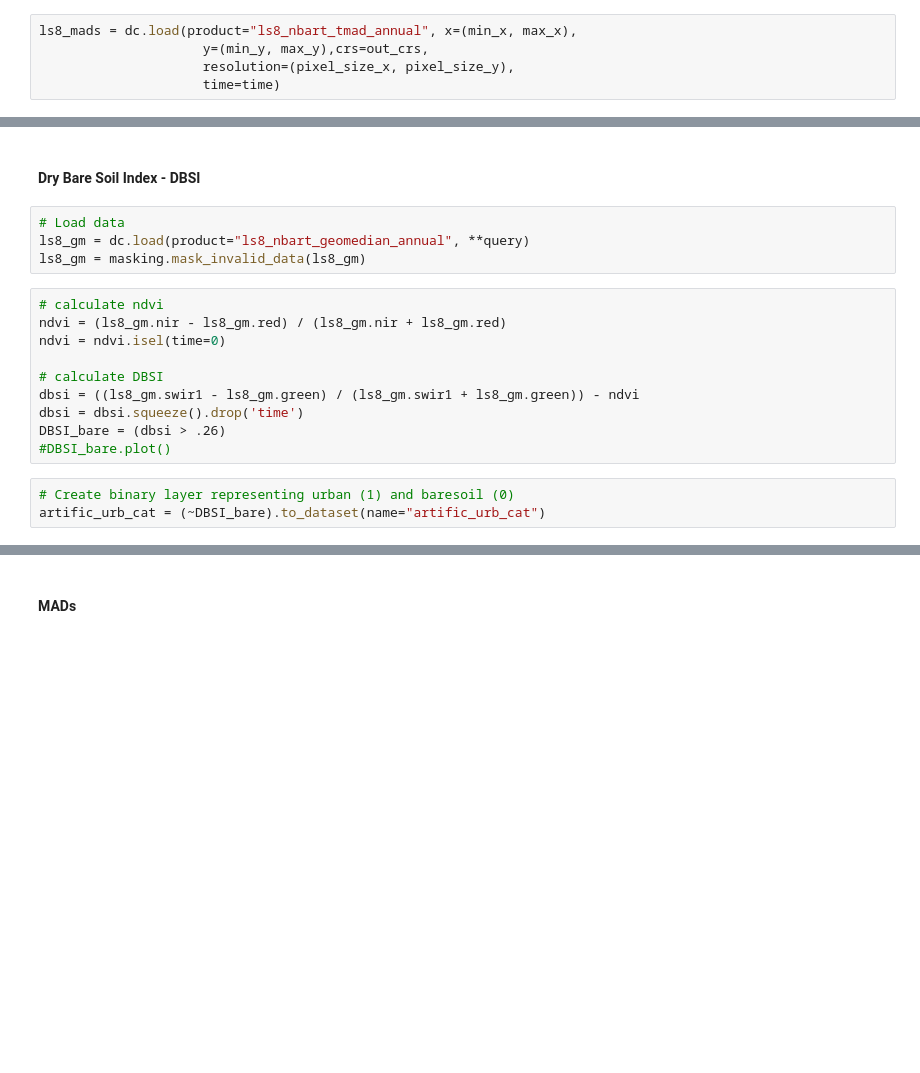
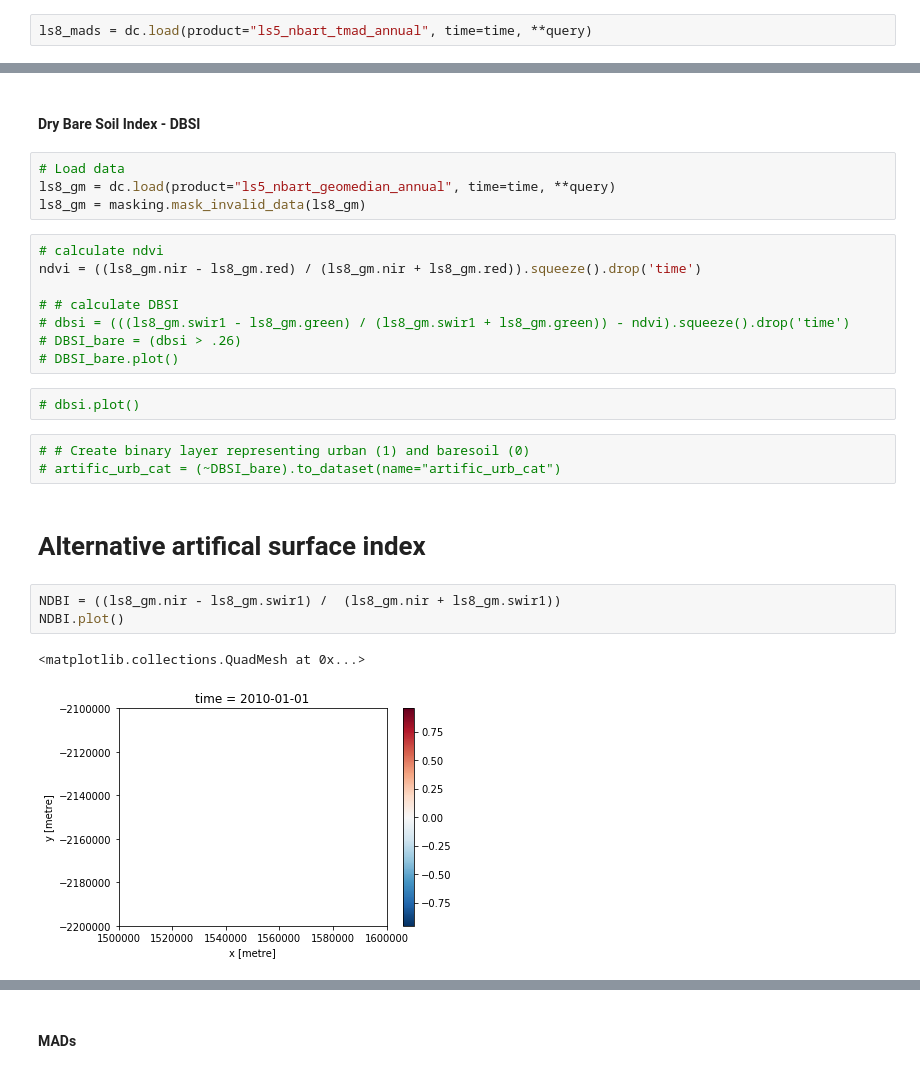
Before and after one commit to bellemae/landcover-hack, a Jupyter notebook: level3_test_sean.ipynb, the cells around one changed output, grey strips where cells are left out. Cells and saved outputs as stored; diff of their text form; blank space fills up the shorter version.

```diff
--- a/level3_test_sean.ipynb
+++ b/level3_test_sean.ipynb
@@ -181,10 +135,7 @@ aquatic_wat_cat_ds = aquatic_wat_cat_ds.squeeze().drop('time')
 # %% [markdown]
 ### cultman_agr_cat
 # %%
-ls8_mads = dc.load(product="ls8_nbart_tmad_annual", x=(min_x, max_x),
-                     y=(min_y, max_y),crs=out_crs,
-                     resolution=(pixel_size_x, pixel_size_y),
-                     time=time)
+ls8_mads = dc.load(product="ls5_nbart_tmad_annual", time=time, **query)
 # %%
 cultman_agr_cat = ((ls8_mads["edev"] > 0.115))
 # %%
@@ -211,18 +148,26 @@ cultman_agr_cat = cultman_agr_cat.squeeze().drop('time')
 #### Dry Bare Soil Index - DBSI
 # %%
 # Load data
-ls8_gm = dc.load(product="ls8_nbart_geomedian_annual", **query)
+ls8_gm = dc.load(product="ls5_nbart_geomedian_annual", time=time, **query)
 ls8_gm = masking.mask_invalid_data(ls8_gm)
 # %%
 # calculate ndvi
-ndvi = (ls8_gm.nir - ls8_gm.red) / (ls8_gm.nir + ls8_gm.red)
-ndvi = ndvi.isel(time=0)
+ndvi = ((ls8_gm.nir - ls8_gm.red) / (ls8_gm.nir + ls8_gm.red)).squeeze().drop('time')
 
-# calculate DBSI
-dbsi = ((ls8_gm.swir1 - ls8_gm.green) / (ls8_gm.swir1 + ls8_gm.green)) - ndvi
-dbsi = dbsi.squeeze().drop('time')
-DBSI_bare = (dbsi > .26)
-#DBSI_bare.plot()
+# # calculate DBSI
+# dbsi = (((ls8_gm.swir1 - ls8_gm.green) / (ls8_gm.swir1 + ls8_gm.green)) - ndvi).squeeze().drop('time')
+# DBSI_bare = (dbsi > .26)
+# DBSI_bare.plot()
+# %%
+# dbsi.plot()
 # %%
-# Create binary layer representing urban (1) and baresoil (0)
-artific_urb_cat = (~DBSI_bare).to_dataset(name="artific_urb_cat")
+# # Create binary layer representing urban (1) and baresoil (0)
+# artific_urb_cat = (~DBSI_bare).to_dataset(name="artific_urb_cat")
+# %% [markdown]
+# Alternative artifical surface index
+# %%
+NDBI = ((ls8_gm.nir - ls8_gm.swir1) /  (ls8_gm.nir + ls8_gm.swir1))
+NDBI.plot()
+# %% [output]
+<matplotlib.collections.QuadMesh at 0x...>
+[figure, added]
```
Also changed, not shown: parts of 35 cells of this notebook.
